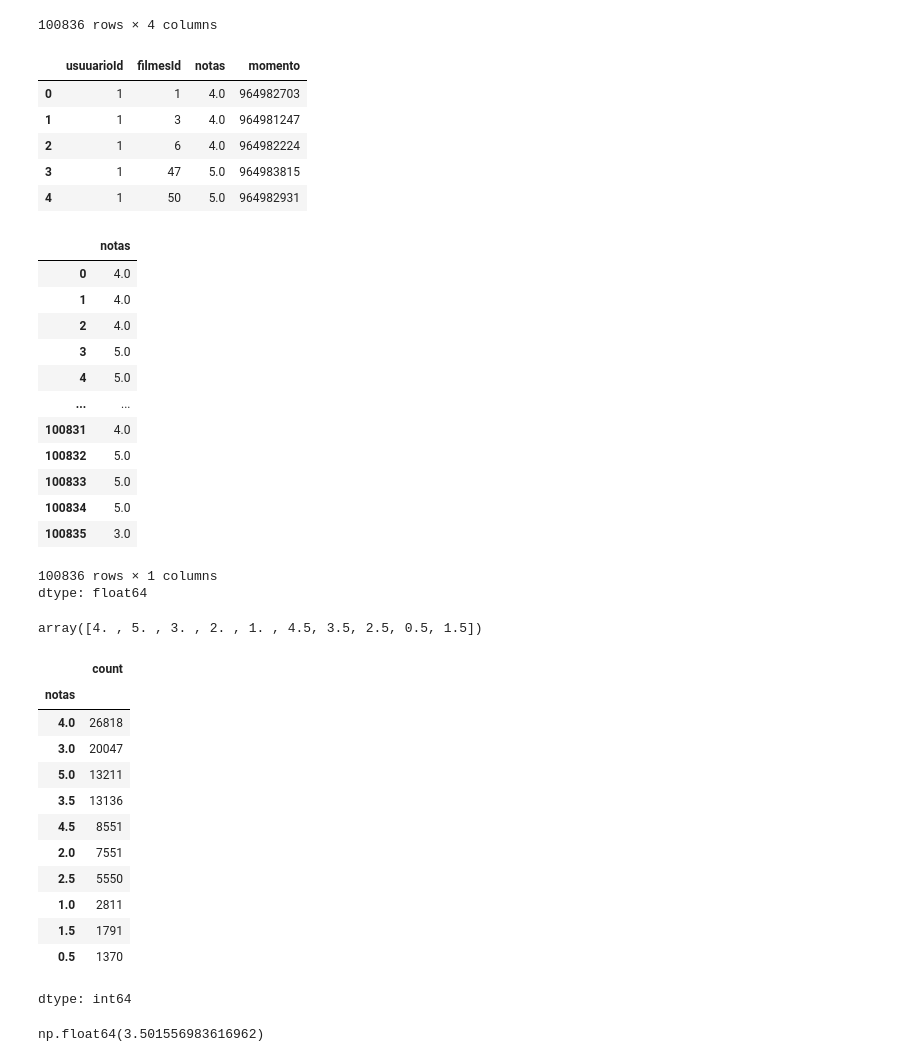
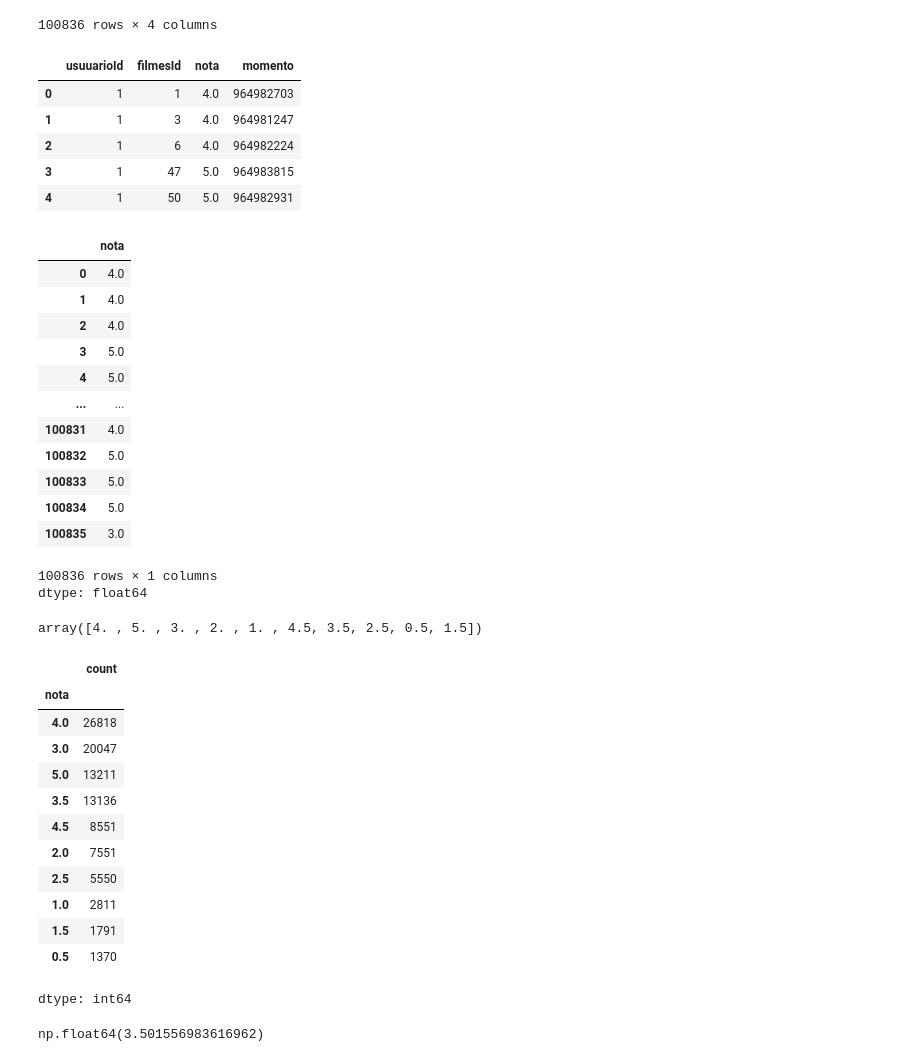
Before and after one commit to annaklaracss/data_science-, a Jupyter notebook: introdu_o_a_data_science.ipynb, the cells around one changed output. Cells and saved outputs as stored; diff of their text form; code cells hidden in the pictures.

```diff
--- a/introdu_o_a_data_science.ipynb
+++ b/introdu_o_a_data_science.ipynb
@@ -46,19 +46,19 @@ notas
 | 100835 | 610 | 170875 | 3.0 | 1493846415 |
 100836 rows × 4 columns
 # %%
-notas.columns = ['usuuarioId', 'filmesId', 'notas', 'momento']
+notas.columns = ['usuuarioId', 'filmesId', 'nota', 'momento']
 notas.head () #as primeiras linhas
 # %% [output]
-|  | usuuarioId | filmesId | notas | momento |
+|  | usuuarioId | filmesId | nota | momento |
 | 0 | 1 | 1 | 4.0 | 964982703 |
 | 1 | 1 | 3 | 4.0 | 964981247 |
 | 2 | 1 | 6 | 4.0 | 964982224 |
 | 3 | 1 | 47 | 5.0 | 964983815 |
 | 4 | 1 | 50 | 5.0 | 964982931 |
 # %%
-notas ['notas'] #so a colunaa notas
+notas ['nota'] #so a colunaa notas
 # %% [output]
-|  | notas |
+|  | nota |
 | 0 | 4.0 |
 | 1 | 4.0 |
 | 2 | 4.0 |
@@ -77,10 +77,10 @@ notas ['notas'].unique() #valores unicos que foram dados para as notas
 # %% [output]
 array([4. , 5. , 3. , 2. , 1. , 4.5, 3.5, 2.5, 0.5, 1.5])
 # %%
-notas ['notas'].value_counts() #frequencia de notas
+notas ['nota'].value_counts() #frequencia de notas
 # %% [output]
 |  | count |
-| notas |  |
+| nota |  |
 | 4.0 | 26818 |
 | 3.0 | 20047 |
 | 5.0 | 13211 |
```
Also changed, not shown: parts of 11 cells of this notebook.
